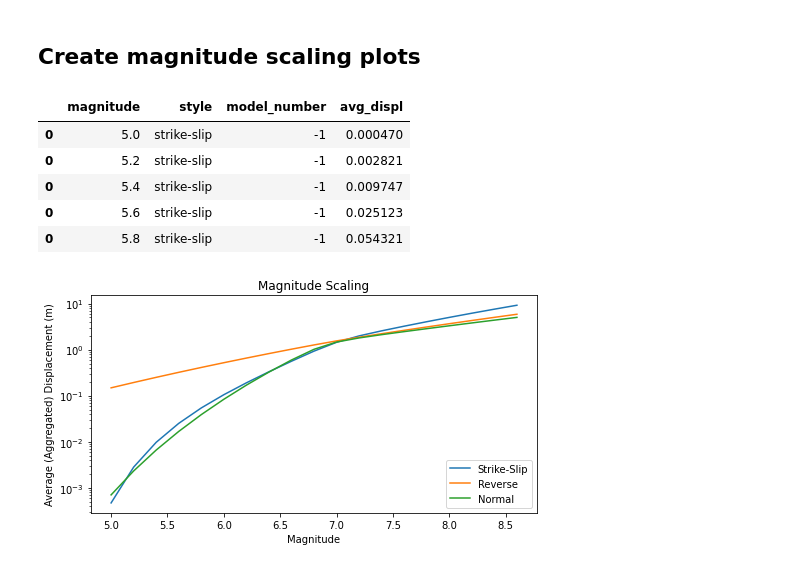
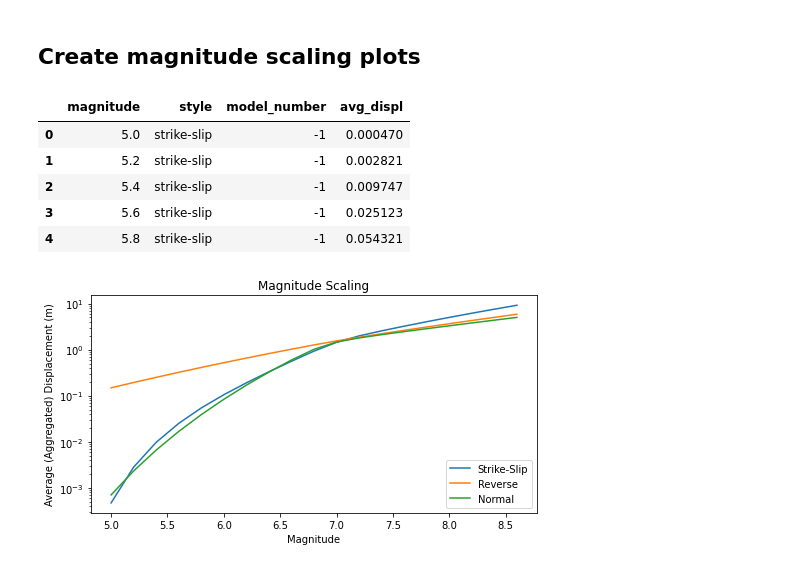
Before and after one commit to asarmy/kea23, a Jupyter notebook: examples/Run Average Displacement.ipynb, the cells around one changed output. Drawn from its saved outputs; the diff is of its cells as text; code cells hidden in the pictures.

```diff
--- a/examples/Run Average Displacement.ipynb
+++ b/examples/Run Average Displacement.ipynb
@@ -45,34 +45,45 @@ df
 # %%
 magnitudes = np.arange(5, 8.7, 0.2).tolist()
 
-df_ss = pd.DataFrame()
+# Strike-slip calculations
+run_results = []
 for magnitude in magnitudes:
     results = run_average_displacement.run_ad(magnitude=magnitude, style="strike-slip")
-    df_ss = pd.concat([df_ss, results])
+    run_results.append(results)
 
-df_rv = pd.DataFrame()
+df_ss = pd.concat(run_results, ignore_index=True)
+del run_results, results
+
+# Reverse calculations
+run_results = []
 for magnitude in magnitudes:
     results = run_average_displacement.run_ad(magnitude=magnitude, style="reverse")
-    df_rv = pd.concat([df_rv, results])
+    run_results.append(results)
 
+df_rv = pd.concat(run_results, ignore_index=True)
+del run_results, results
 
-df_nm = pd.DataFrame()
+# Normal calculations
+run_results = []
 for magnitude in magnitudes:
     results = run_average_displacement.run_ad(magnitude=magnitude, style="normal")
-    df_nm = pd.concat([df_nm, results])
+    run_results.append(results)
+
+df_nm = pd.concat(run_results, ignore_index=True)
+del run_results, results
 
 df_ss.to_csv("kea23_ss_ad.csv", index=False)
 df_rv.to_csv("kea23_rv_ad.csv", index=False)
 df_nm.to_csv("kea23_nm_ad.csv", index=False)
 
 df_ss.head()
 # %% [output]
 |  | magnitude | style | model_number | avg_displ |
 | 0 | 5.0 | strike-slip | -1 | 0.000470 |
-| 0 | 5.2 | strike-slip | -1 | 0.002821 |
-| 0 | 5.4 | strike-slip | -1 | 0.009747 |
-| 0 | 5.6 | strike-slip | -1 | 0.025123 |
-| 0 | 5.8 | strike-slip | -1 | 0.054321 |
+| 1 | 5.2 | strike-slip | -1 | 0.002821 |
+| 2 | 5.4 | strike-slip | -1 | 0.009747 |
+| 3 | 5.6 | strike-slip | -1 | 0.025123 |
+| 4 | 5.8 | strike-slip | -1 | 0.054321 |
 # %%
 fig, ax = plt.subplots(1, 1, figsize=(8, 4))
 ax.semilogy(df_ss["magnitude"], df_ss["avg_displ"], label="Strike-Slip")
```
Also changed, not shown: 4 other files.
